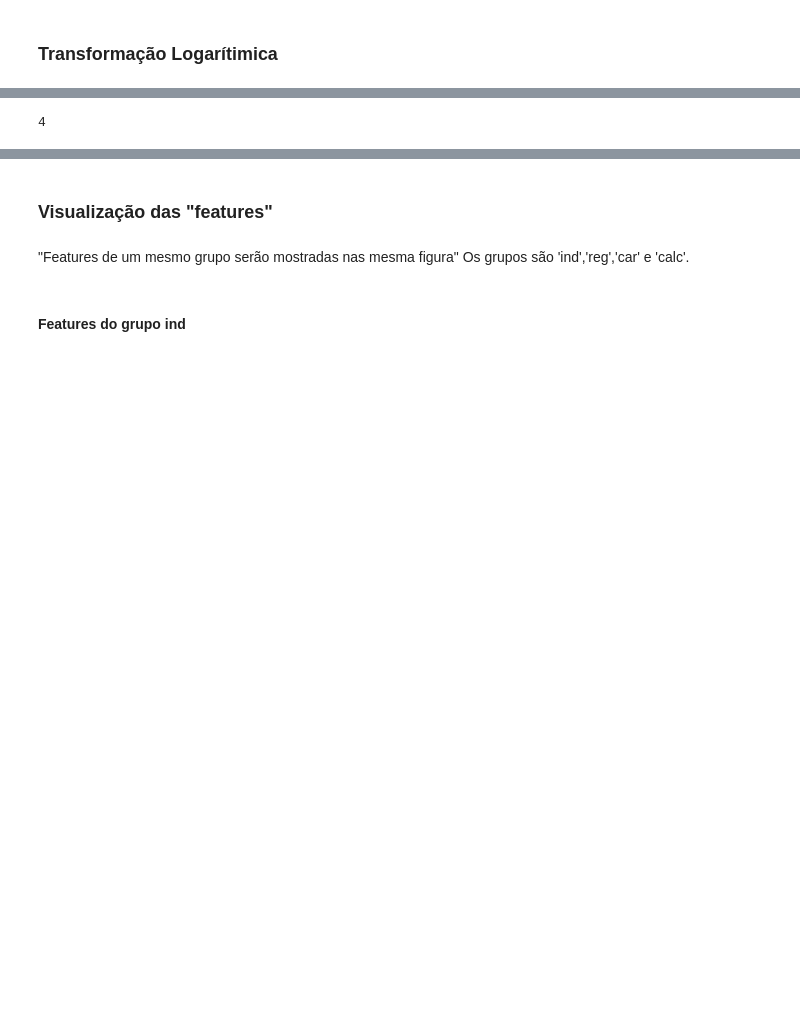
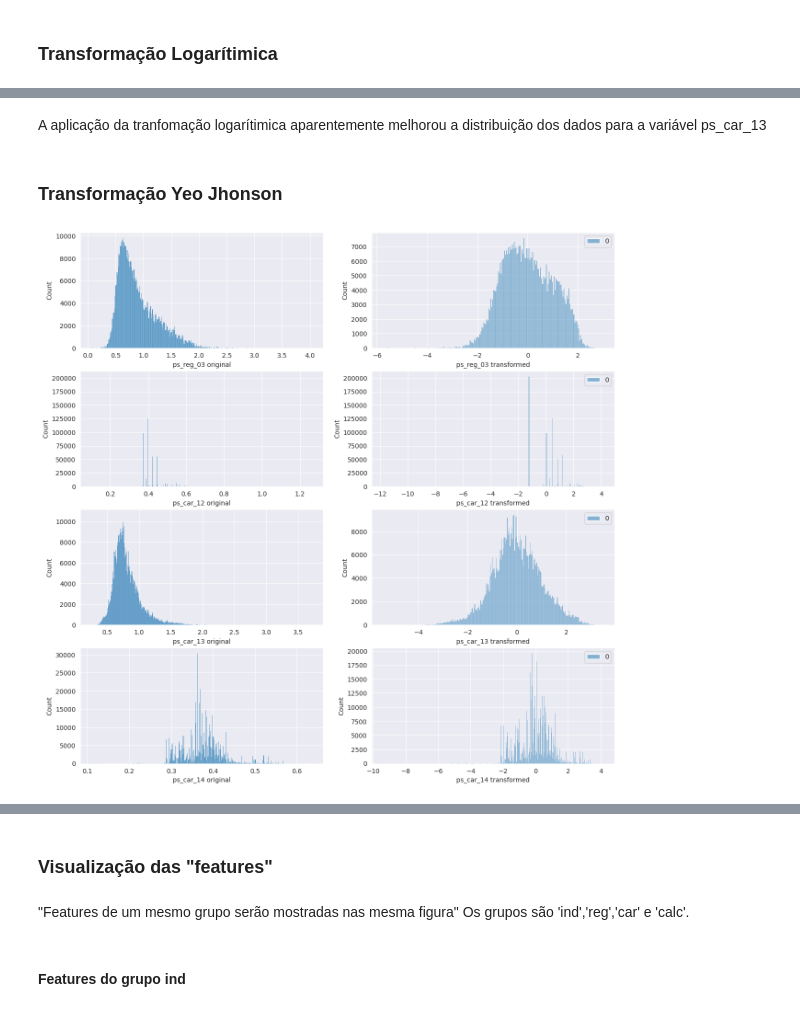
Before and after one commit to RodolfoPCruz/insurance-safe-driver-prediction, a Jupyter notebook: analise_exploratoria.ipynb, the cells around one changed output, grey strips where cells are left out. Cells and saved outputs as stored; diff of their text form; code cells hidden in the pictures; blank space fills up the shorter version.

Commit message:
feat : Tranformacao logaritmica e de Yeo Jhonson para corrigir a distribuicao dos dados

```diff
--- a/analise_exploratoria.ipynb
+++ b/analise_exploratoria.ipynb
@@ -439,4 +468,10 @@ for i in range(len(num_var_continuas)):
+# %% [markdown]
+A aplicação da tranfomação logarítimica aparentemente melhorou a distribuição dos dados para a variável ps_car_13
+# %% [markdown]
+### Transformação Yeo Jhonson
 # %%
-len(num_var_continuas)
+#Aplicar transformação Yeo-Jhonson aos dados numéricos continuos
+
+plot_original_transformed(train,num_var_continuas,tranformation='yeo')
 # %% [output]
-4
+[figure, added]
```
Also changed, not shown: parts of 12 cells of this notebook.
